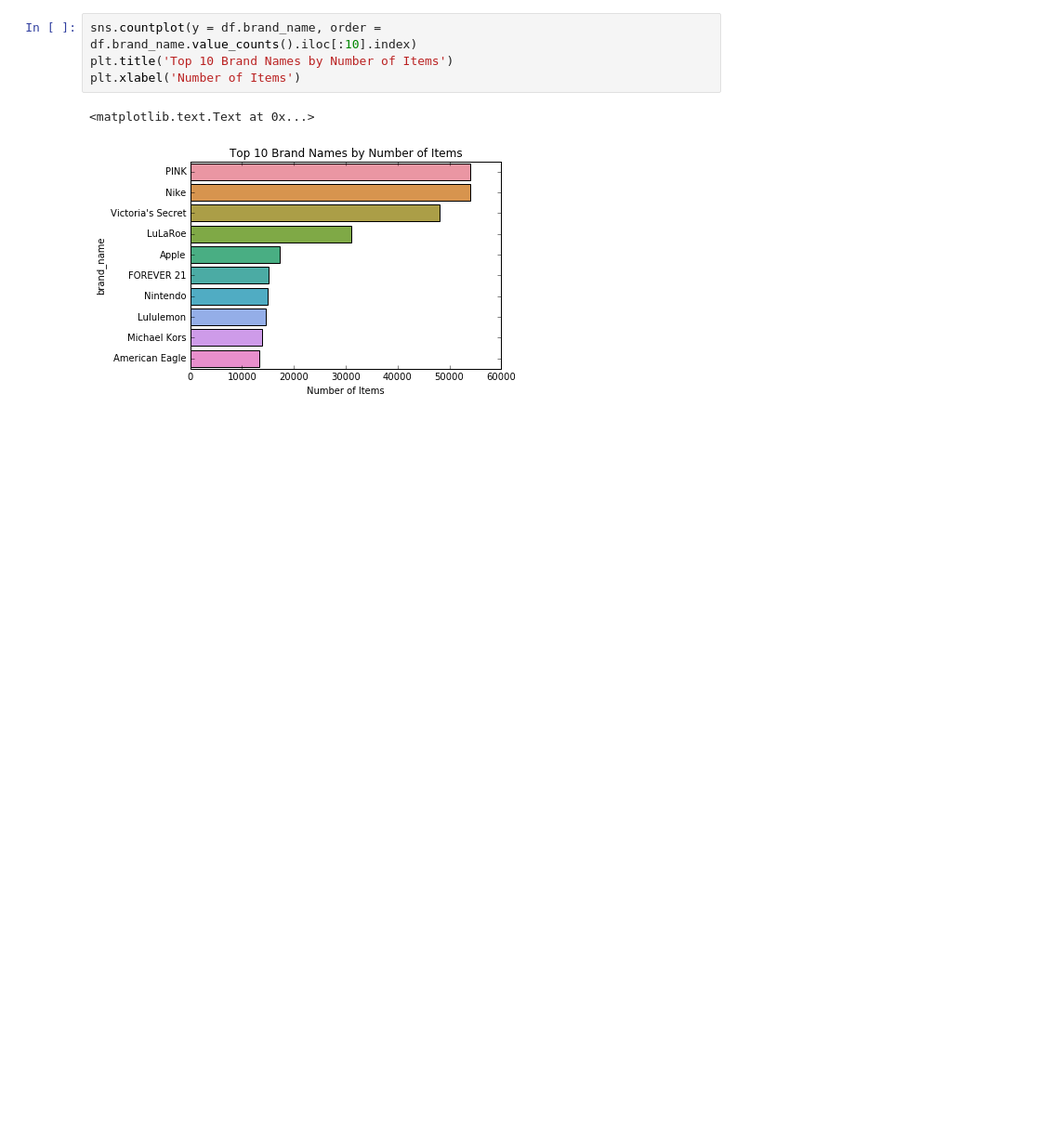
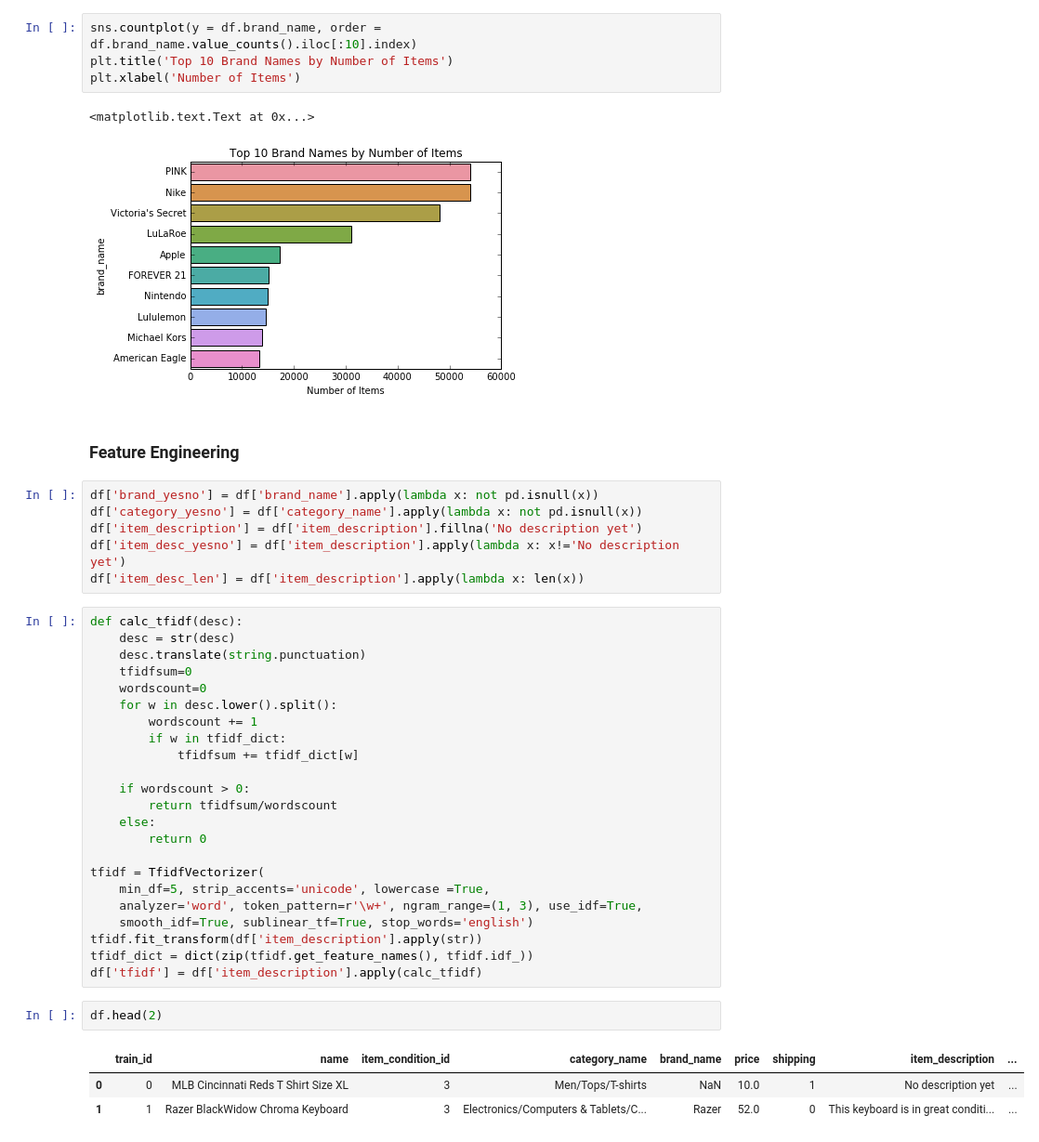
Before and after one commit to josephsudibyo/Mercari-Product-Price-Suggestion, a Jupyter notebook: Mercari Price Suggestion Project.ipynb, the cells around one changed output. Shown: that part at 93% size. Saved outputs shown, nothing was run; the diff lists cells and outputs as text; blank space fills up the shorter version.

```diff
--- a/Mercari Price Suggestion Project.ipynb
+++ b/Mercari Price Suggestion Project.ipynb
@@ -287,3 +292,40 @@ plt.xlabel('Number of Items')
 # %% [output]
 <matplotlib.text.Text at 0x...>
 [figure]
+# %% [markdown]
+### Feature Engineering
+# %%
+df['brand_yesno'] = df['brand_name'].apply(lambda x: not pd.isnull(x))
+df['category_yesno'] = df['category_name'].apply(lambda x: not pd.isnull(x))
+df['item_description'] = df['item_description'].fillna('No description yet')
+df['item_desc_yesno'] = df['item_description'].apply(lambda x: x!='No description yet')
+df['item_desc_len'] = df['item_description'].apply(lambda x: len(x))
+# %%
+def calc_tfidf(desc):
+    desc = str(desc)
+    desc.translate(string.punctuation)
+    tfidfsum=0
+    wordscount=0
+    for w in desc.lower().split():
+        wordscount += 1
+        if w in tfidf_dict:
+            tfidfsum += tfidf_dict[w]
+
+    if wordscount > 0:
+        return tfidfsum/wordscount
+    else:
+        return 0
+
+tfidf = TfidfVectorizer(
+    min_df=5, strip_accents='unicode', lowercase =True,
+    analyzer='word', token_pattern=r'\w+', ngram_range=(1, 3), use_idf=True,
+    smooth_idf=True, sublinear_tf=True, stop_words='english')
+tfidf.fit_transform(df['item_description'].apply(str))
+tfidf_dict = dict(zip(tfidf.get_feature_names(), tfidf.idf_))
+df['tfidf'] = df['item_description'].apply(calc_tfidf)
+# %%
+df.head(2)
+# %% [output]
+|  | train_id | name | item_condition_id | category_name | brand_name | price | shipping | item_description | ... |
+| 0 | 0 | MLB Cincinnati Reds T Shirt Size XL | 3 | Men/Tops/T-shirts | NaN | 10.0 | 1 | No description yet | ... |
+| 1 | 1 | Razer BlackWidow Chroma Keyboard | 3 | Electronics/Computers & Tablets/C... | Razer | 52.0 | 0 | This keyboard is in great conditi... | ... |
```
Also changed, not shown: parts of 13 cells of this notebook.
